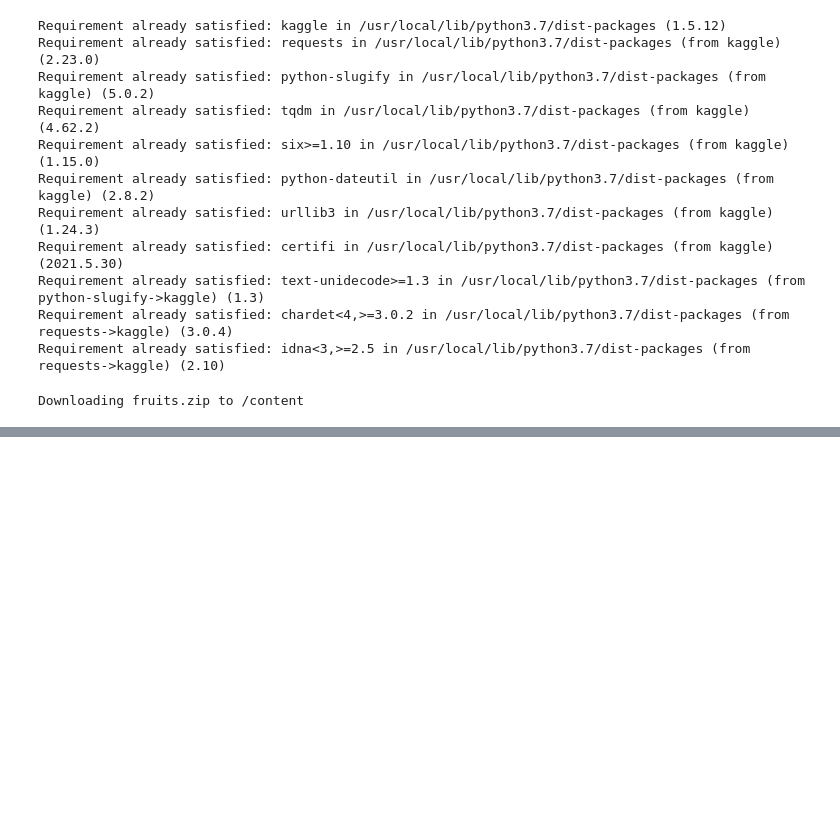
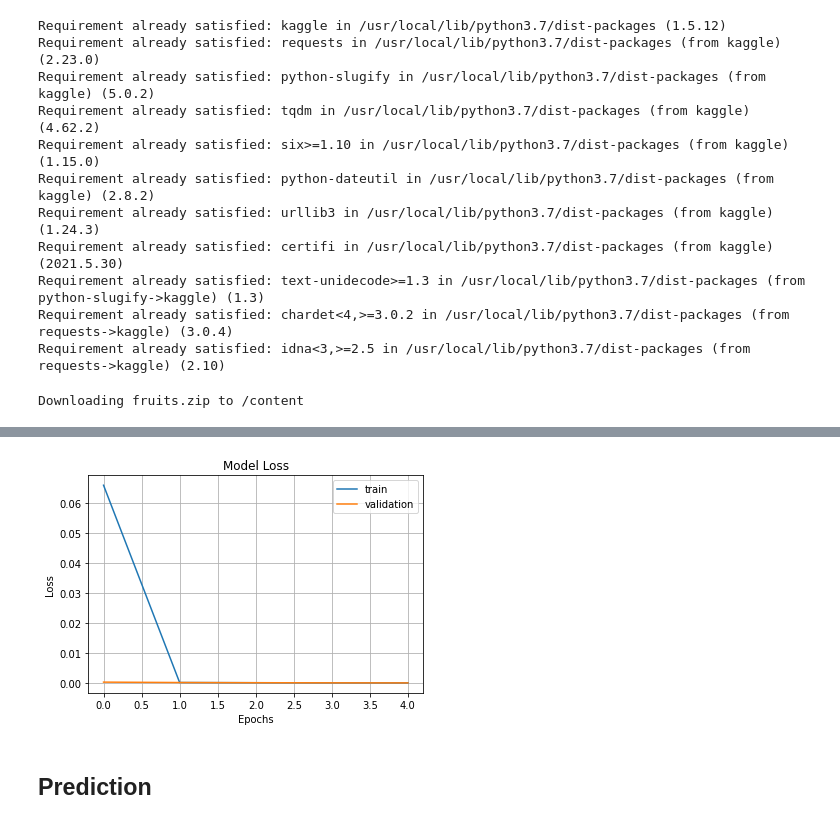
Before and after one commit to billowdev/lab-fruit-classification-simple-model, a Jupyter notebook: Proj_Image_Classification.ipynb, the cells around one changed output, grey strips where cells are left out. Saved outputs shown, nothing was run; the diff lists cells and outputs as text; code cells hidden in the pictures; blank space fills up the shorter version.

```diff
--- a/Proj_Image_Classification.ipynb
+++ b/Proj_Image_Classification.ipynb
@@ -213,0 +266,5 @@ extractimagefeat(imglist)
+# %%
+img_height = 200
+img_width = 200
+batch_size = 32
+data_dir = '/content/Train'
@@ -213,0 +391,14 @@ extractimagefeat(imglist)
+# %%
+# Model Loss
+plt.plot(history.history['loss'])
+plt.plot(history.history['val_loss'])
+plt.grid()
+plt.title('Model Loss')
+plt.ylabel('Loss')
+plt.xlabel('Epochs')
+plt.legend(['train', 'validation'])
+plt.show()
+# %% [output]
+[figure, added]
+# %% [markdown]
+## Prediction
```
Also changed, not shown: parts of 60 cells of this notebook.
